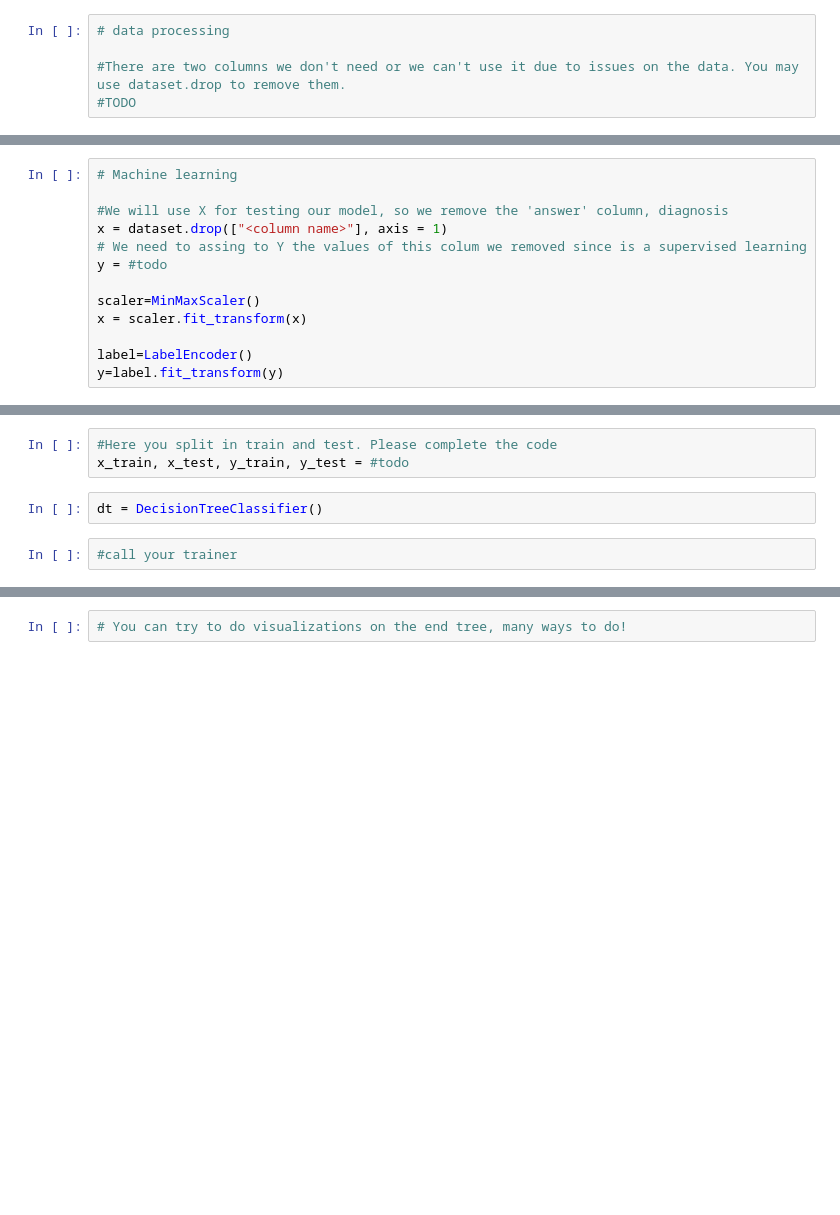
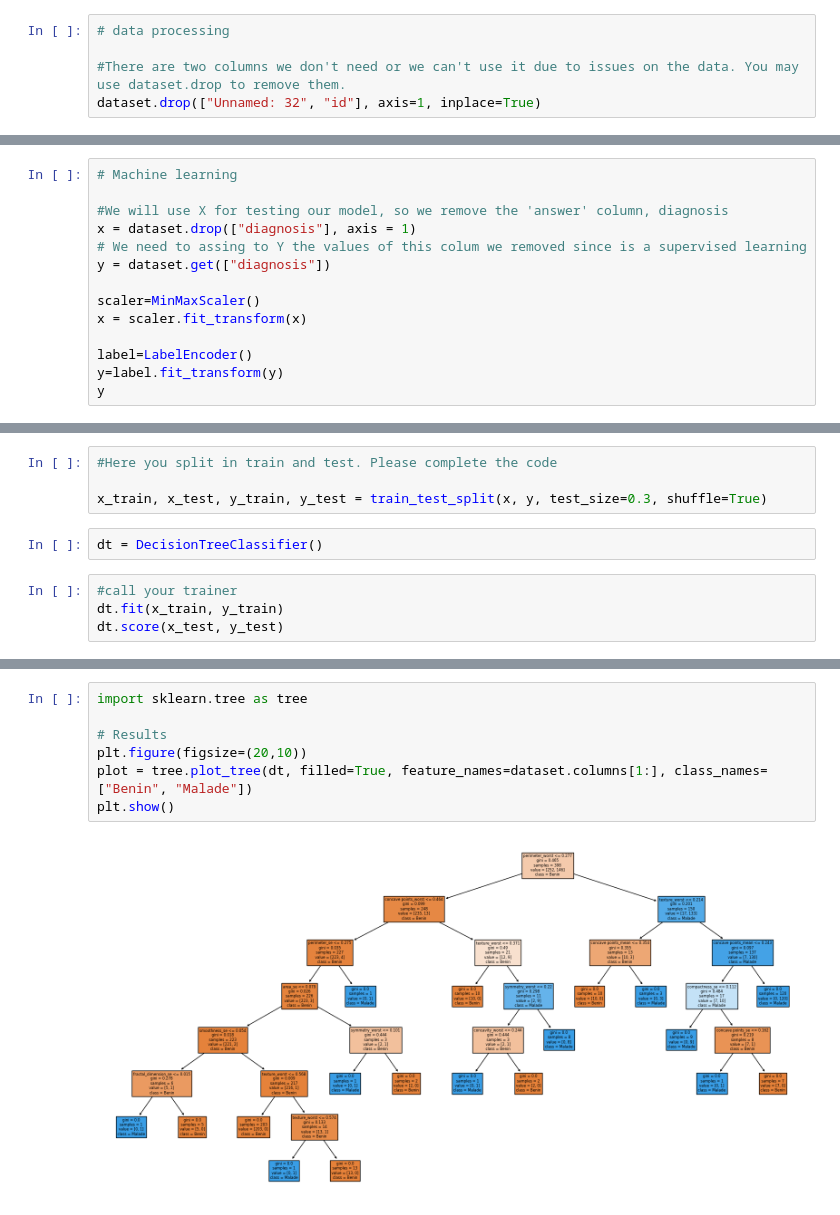
Before and after one commit to Darleanow/ai_module, a Jupyter notebook: supervised.ipynb, the cells around one changed output, grey strips where cells are left out. Drawn from its saved outputs; the diff is of its cells as text; blank space fills up the shorter version.

```diff
--- a/supervised.ipynb
+++ b/supervised.ipynb
@@ -43,4 +63,4 @@ dataset.head()
 # data processing
 
 #There are two columns we don't need or we can't use it due to issues on the data. You may use dataset.drop to remove them.
-#TODO
+dataset.drop(["Unnamed: 32", "id"], axis=1, inplace=True)
@@ -54,13 +130,14 @@ dataset.head()
 # Machine learning
 
 #We will use X for testing our model, so we remove the 'answer' column, diagnosis
-x = dataset.drop(["<column name>"], axis = 1)
+x = dataset.drop(["diagnosis"], axis = 1)
 # We need to assing to Y the values of this colum we removed since is a supervised learning
-y = #todo
+y = dataset.get(["diagnosis"])
 
 scaler=MinMaxScaler()
 x = scaler.fit_transform(x)
 
 label=LabelEncoder()
 y=label.fit_transform(y)
+y
 # %% [output]
@@ -68,8 +161,11 @@ NameError: name 'dataset' is not defined
 # %%
 #Here you split in train and test. Please complete the code
-x_train, x_test, y_train, y_test = #todo
+
+x_train, x_test, y_train, y_test = train_test_split(x, y, test_size=0.3, shuffle=True)
 # %%
 dt = DecisionTreeClassifier()
 # %%
 #call your trainer
+dt.fit(x_train, y_train)
+dt.score(x_test, y_test)
 # %% [output]
@@ -83,2 +173,9 @@ DecisionTreeClassifier()
-# %%
-# You can try to do visualizations on the end tree, many ways to do!
+# %%
+import sklearn.tree as tree
+
+# Results
+plt.figure(figsize=(20,10))
+plot = tree.plot_tree(dt, filled=True, feature_names=dataset.columns[1:], class_names=["Benin", "Malade"])
+plt.show()
+# %% [output]
+[figure, added]
```
Also changed, not shown: parts of 9 cells of this notebook.
